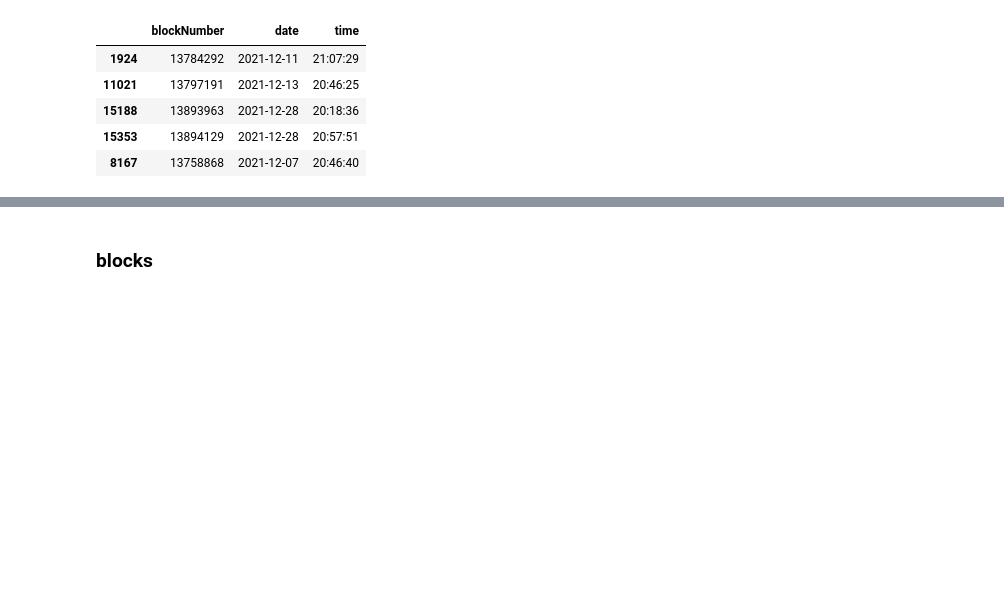
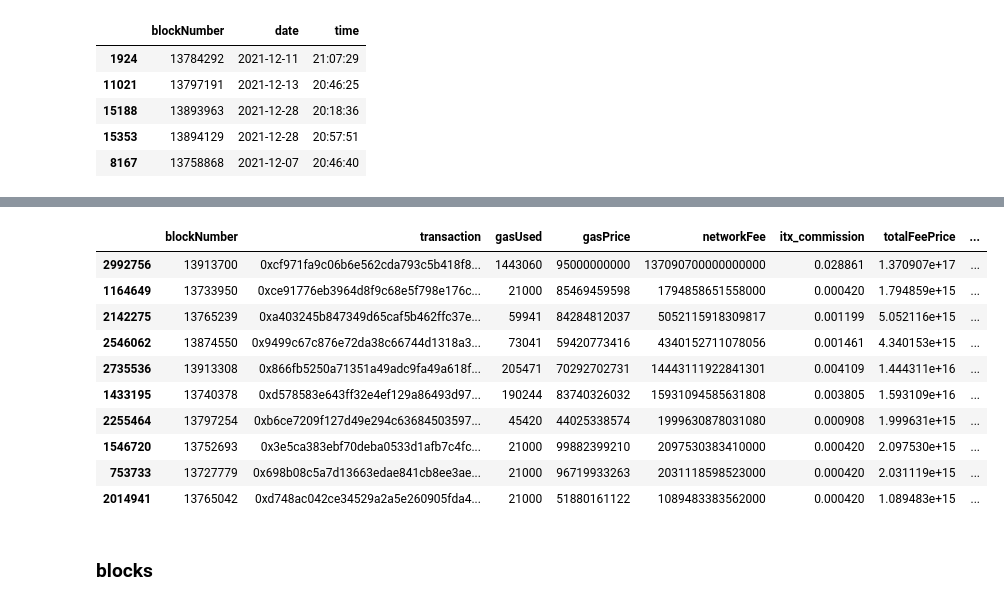
Before and after one commit to mello9999/etherBot, a Jupyter notebook: src/analytics/transform.ipynb, the cells around one changed output, grey strips where cells are left out. Cells and saved outputs as stored; diff of their text form; code cells hidden in the pictures; blank space fills up the shorter version.

```diff
--- a/src/analytics/transform.ipynb
+++ b/src/analytics/transform.ipynb
@@ -905,3 +947,17 @@ data_date.sample(5)
+# %%
+feeData.sample(10)
+# %% [output]
+|  | blockNumber | transaction | gasUsed | gasPrice | networkFee | itx_commission | totalFeePrice | ... |
+| 2992756 | 13913700 | 0xcf971fa9c06b6e562cda793c5b418f8... | 1443060 | 95000000000 | 137090700000000000 | 0.028861 | 1.370907e+17 | ... |
+| 1164649 | 13733950 | 0xce91776eb3964d8f9c68e5f798e176c... | 21000 | 85469459598 | 1794858651558000 | 0.000420 | 1.794859e+15 | ... |
+| 2142275 | 13765239 | 0xa403245b847349d65caf5b462ffc37e... | 59941 | 84284812037 | 5052115918309817 | 0.001199 | 5.052116e+15 | ... |
+| 2546062 | 13874550 | 0x9499c67c876e72da38c66744d1318a3... | 73041 | 59420773416 | 4340152711078056 | 0.001461 | 4.340153e+15 | ... |
+| 2735536 | 13913308 | 0x866fb5250a71351a49adc9fa49a618f... | 205471 | 70292702731 | 14443111922841301 | 0.004109 | 1.444311e+16 | ... |
+| 1433195 | 13740378 | 0xd578583e643ff32e4ef129a86493d97... | 190244 | 83740326032 | 15931094585631808 | 0.003805 | 1.593109e+16 | ... |
+| 2255464 | 13797254 | 0xb6ce7209f127d49e294c63684503597... | 45420 | 44025338574 | 1999630878031080 | 0.000908 | 1.999631e+15 | ... |
+| 1546720 | 13752693 | 0x3e5ca383ebf70deba0533d1afb7c4fc... | 21000 | 99882399210 | 2097530383410000 | 0.000420 | 2.097530e+15 | ... |
+| 753733 | 13727779 | 0x698b08c5a7d13663edae841cb8ee3ae... | 21000 | 96719933263 | 2031118598523000 | 0.000420 | 2.031119e+15 | ... |
+| 2014941 | 13765042 | 0xd748ac042ce34529a2a5e260905fda4... | 21000 | 51880161122 | 1089483383562000 | 0.000420 | 1.089483e+15 | ... |
 # %% [markdown]
 ### blocks
 # %%
```
Also changed, not shown: parts of 3 cells of this notebook.
